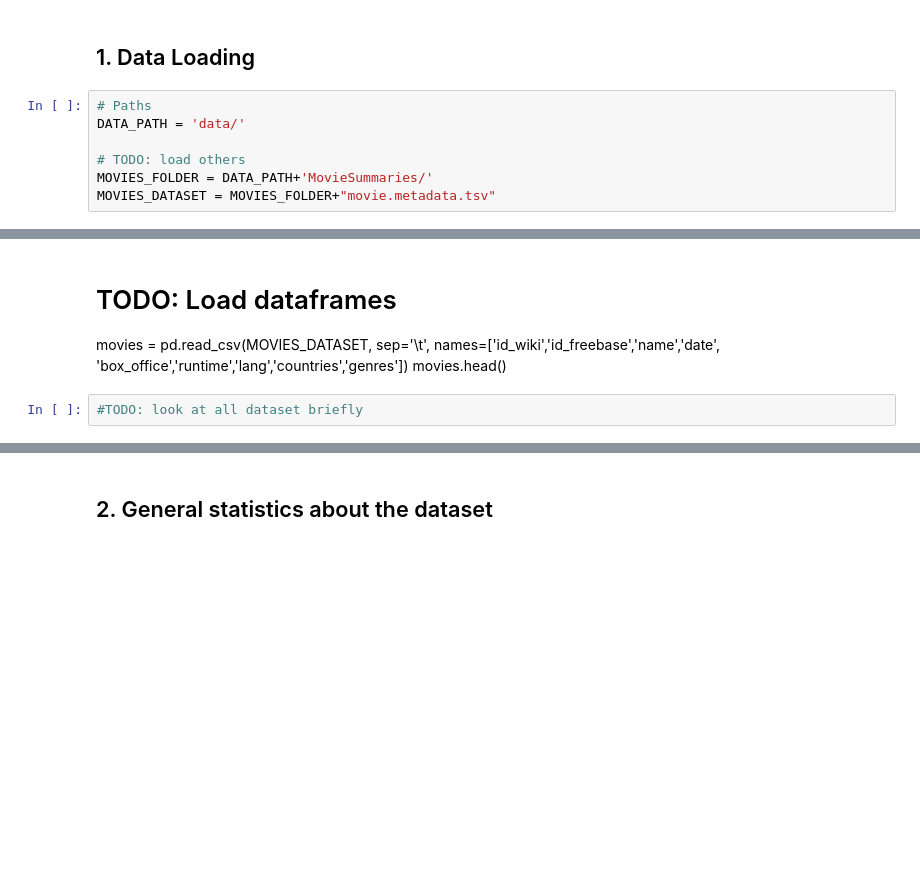
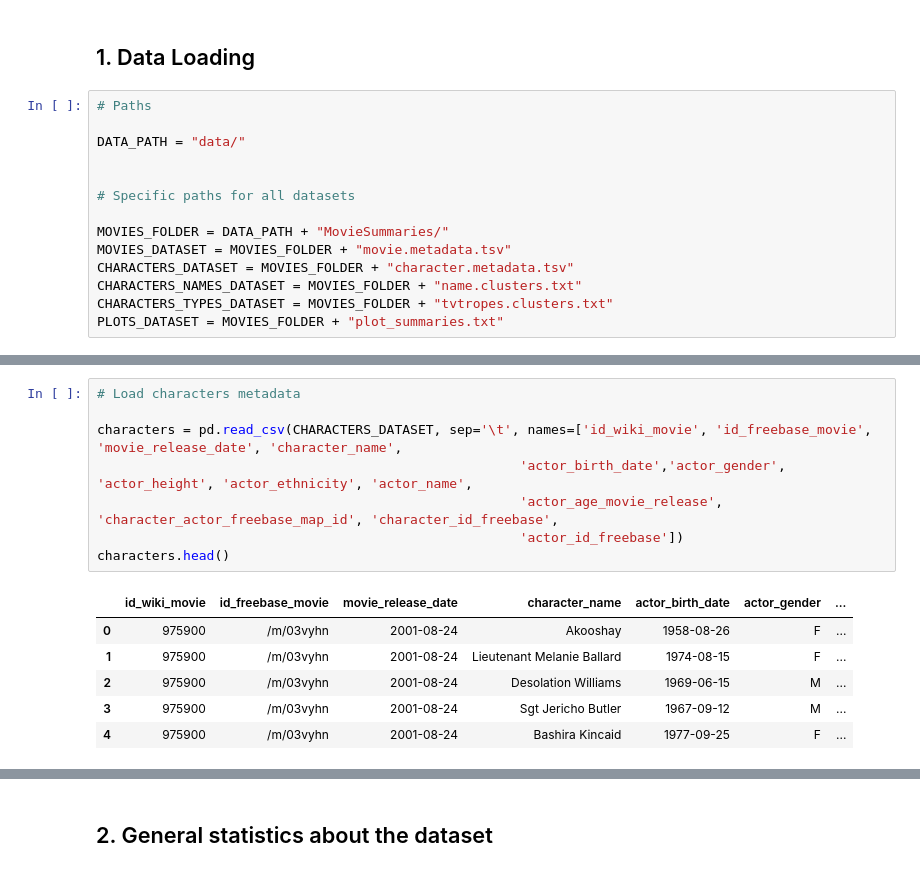
Before and after one commit to epfl-ada/ada-2023-project-onsecalme123, a Jupyter notebook: milestone2.ipynb, the cells around one changed output, grey strips where cells are left out. Drawn from its saved outputs; the diff is of its cells as text; blank space fills up the shorter version.

Commit message:
Data Loading of all data sets, Charlotte

```diff
--- a/milestone2.ipynb
+++ b/milestone2.ipynb
@@ -10,9 +10,16 @@ import json
 ## 1. Data Loading
 # %%
 # Paths
-DATA_PATH = 'data/'
 
-# TODO: load others
-MOVIES_FOLDER = DATA_PATH+'MovieSummaries/'
-MOVIES_DATASET = MOVIES_FOLDER+"movie.metadata.tsv"
+DATA_PATH = "data/"
+
+
+# Specific paths for all datasets
+
+MOVIES_FOLDER = DATA_PATH + "MovieSummaries/"
+MOVIES_DATASET = MOVIES_FOLDER + "movie.metadata.tsv"
+CHARACTERS_DATASET = MOVIES_FOLDER + "character.metadata.tsv"
+CHARACTERS_NAMES_DATASET = MOVIES_FOLDER + "name.clusters.txt"
+CHARACTERS_TYPES_DATASET = MOVIES_FOLDER + "tvtropes.clusters.txt"
+PLOTS_DATASET = MOVIES_FOLDER + "plot_summaries.txt"
 # %%
@@ -27,10 +35,18 @@ movies.head()
 | 2 | 28463795 | /m/0crgdbh | Brun bitter | 1988 | NaN | 83.0 | {"/m/05f_3": "Norwegian Language"} | {"/m/05b4w": "Norway"} | {"/m/0lsxr": "Crime Fiction", "/m... |
 | 3 | 9363483 | /m/0285_cd | White Of The Eye | 1987 | NaN | 110.0 | {"/m/02h40lc": "English Language"} | {"/m/07ssc": "United Kingdom"} | {"/m/01jfsb": "Thriller", "/m/0gl... |
 | 4 | 261236 | /m/01mrr1 | A Woman in Flames | 1983 | NaN | 106.0 | {"/m/04306rv": "German Language"} | {"/m/0345h": "Germany"} | {"/m/07s9rl0": "Drama"} |
-# %% [markdown]
-# TODO: Load dataframes
-movies = pd.read_csv(MOVIES_DATASET, sep='\t', names=['id_wiki','id_freebase','name','date',
-                                                      'box_office','runtime','lang','countries','genres'])
-movies.head()
-# %%
-#TODO: look at all dataset briefly
+# %%
+# Load characters metadata
+
+characters = pd.read_csv(CHARACTERS_DATASET, sep='\t', names=['id_wiki_movie', 'id_freebase_movie', 'movie_release_date', 'character_name',
+                                                      'actor_birth_date','actor_gender', 'actor_height', 'actor_ethnicity', 'actor_name',
+                                                      'actor_age_movie_release', 'character_actor_freebase_map_id', 'character_id_freebase',
+                                                      'actor_id_freebase'])
+characters.head()
+# %% [output]
+|  | id_wiki_movie | id_freebase_movie | movie_release_date | character_name | actor_birth_date | actor_gender | ... |
+| 0 | 975900 | /m/03vyhn | 2001-08-24 | Akooshay | 1958-08-26 | F | ... |
+| 1 | 975900 | /m/03vyhn | 2001-08-24 | Lieutenant Melanie Ballard | 1974-08-15 | F | ... |
+| 2 | 975900 | /m/03vyhn | 2001-08-24 | Desolation Williams | 1969-06-15 | M | ... |
+| 3 | 975900 | /m/03vyhn | 2001-08-24 | Sgt Jericho Butler | 1967-09-12 | M | ... |
+| 4 | 975900 | /m/03vyhn | 2001-08-24 | Bashira Kincaid | 1977-09-25 | F | ... |
```
Also changed, not shown: parts of 16 cells of this notebook.
